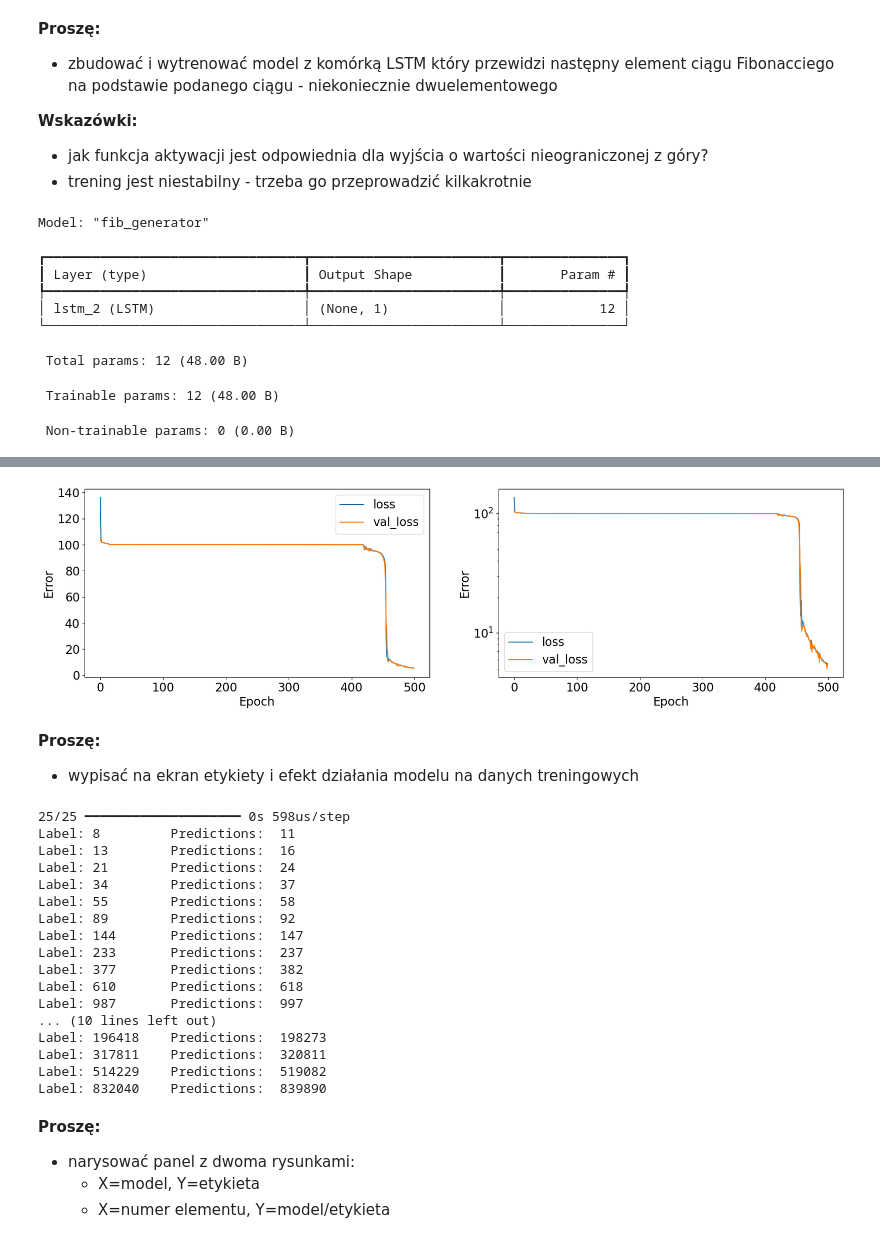
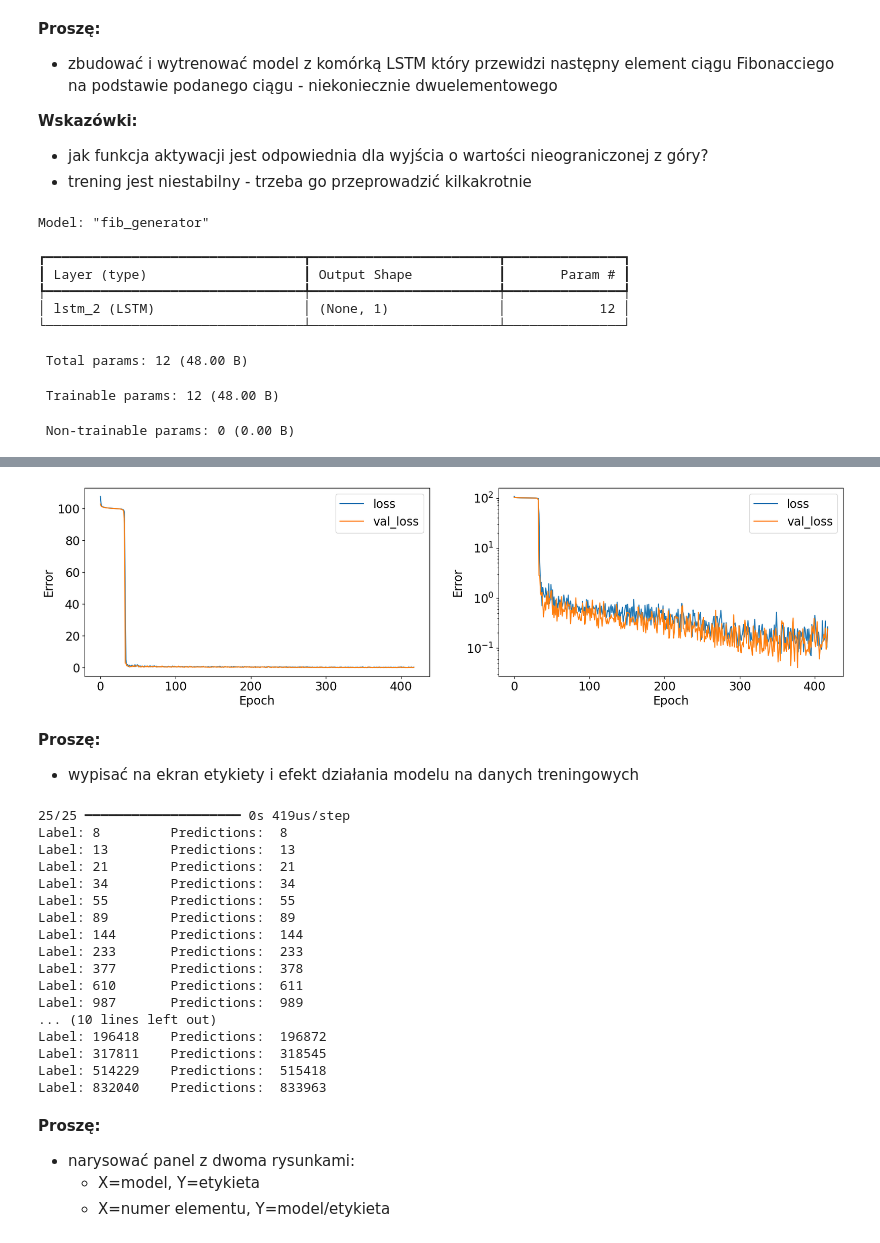
Before and after one commit to jpkusmiersk/Uczenie_maszynowe_2, a Jupyter notebook: 10_Sieci_rekurencyjne_1.ipynb, the cells around one changed output, grey strips where cells are left out. Drawn from its saved outputs; the diff is of its cells as text; code cells hidden in the pictures.

```diff
--- a/10_Sieci_rekurencyjne_1.ipynb
+++ b/10_Sieci_rekurencyjne_1.ipynb
@@ -534,13 +537,13 @@ model.compile(optimizer=tf.keras.optimizers.Adam(learning_rate=lr_schedule),
 
 early_stop_callback = tf.keras.callbacks.EarlyStopping(monitor='val_loss',
                                                        start_from_epoch=15,
-                                                       patience=20, verbose=1)
+                                                       patience=40, verbose=1)
 callbacks = [early_stop_callback]
 
 history = model.fit(dataset,
                     validation_data=dataset,
                     callbacks=callbacks,
-                    epochs=500, verbose=0)
+                    epochs=1000, verbose=0)
 model.evaluate(dataset)
 plf.plotTrainHistory(history)
 pass
@@ -558,4 +562,4 @@ Model: "fib_generator"
-[figure, old version]
+[figure, new version]
 # %% [markdown]
 **Proszę:**
 
@@ -569,23 +573,23 @@ for label, prediction in zip(labels, predictions):
     print(colored("Label:","blue"), colored(label, 'cyan'), colored('\t Predictions: ', 'green'), prediction)
 pass
 # %% [output]
-25/25 ━━━━━━━━━━━━━━━━━━━━ 0s 598us/step
-Label: 8         Predictions:  11
-Label: 13        Predictions:  16
-Label: 21        Predictions:  24
-Label: 34        Predictions:  37
-Label: 55        Predictions:  58
-Label: 89        Predictions:  92
-Label: 144       Predictions:  147
-Label: 233       Predictions:  237
-Label: 377       Predictions:  382
-Label: 610       Predictions:  618
-Label: 987       Predictions:  997
+25/25 ━━━━━━━━━━━━━━━━━━━━ 0s 419us/step
+Label: 8         Predictions:  8
+Label: 13        Predictions:  13
+Label: 21        Predictions:  21
+Label: 34        Predictions:  34
+Label: 55        Predictions:  55
+Label: 89        Predictions:  89
+Label: 144       Predictions:  144
+Label: 233       Predictions:  233
+Label: 377       Predictions:  378
+Label: 610       Predictions:  611
+Label: 987       Predictions:  989
 ... (10 lines left out)
-Label: 196418    Predictions:  198273
-Label: 317811    Predictions:  320811
-Label: 514229    Predictions:  519082
-Label: 832040    Predictions:  839890
+Label: 196418    Predictions:  196872
+Label: 317811    Predictions:  318545
+Label: 514229    Predictions:  515418
+Label: 832040    Predictions:  833963
 # %% [markdown]
 **Proszę:**
 
```
Also changed, not shown: parts of 9 cells of this notebook, 1 other file.
